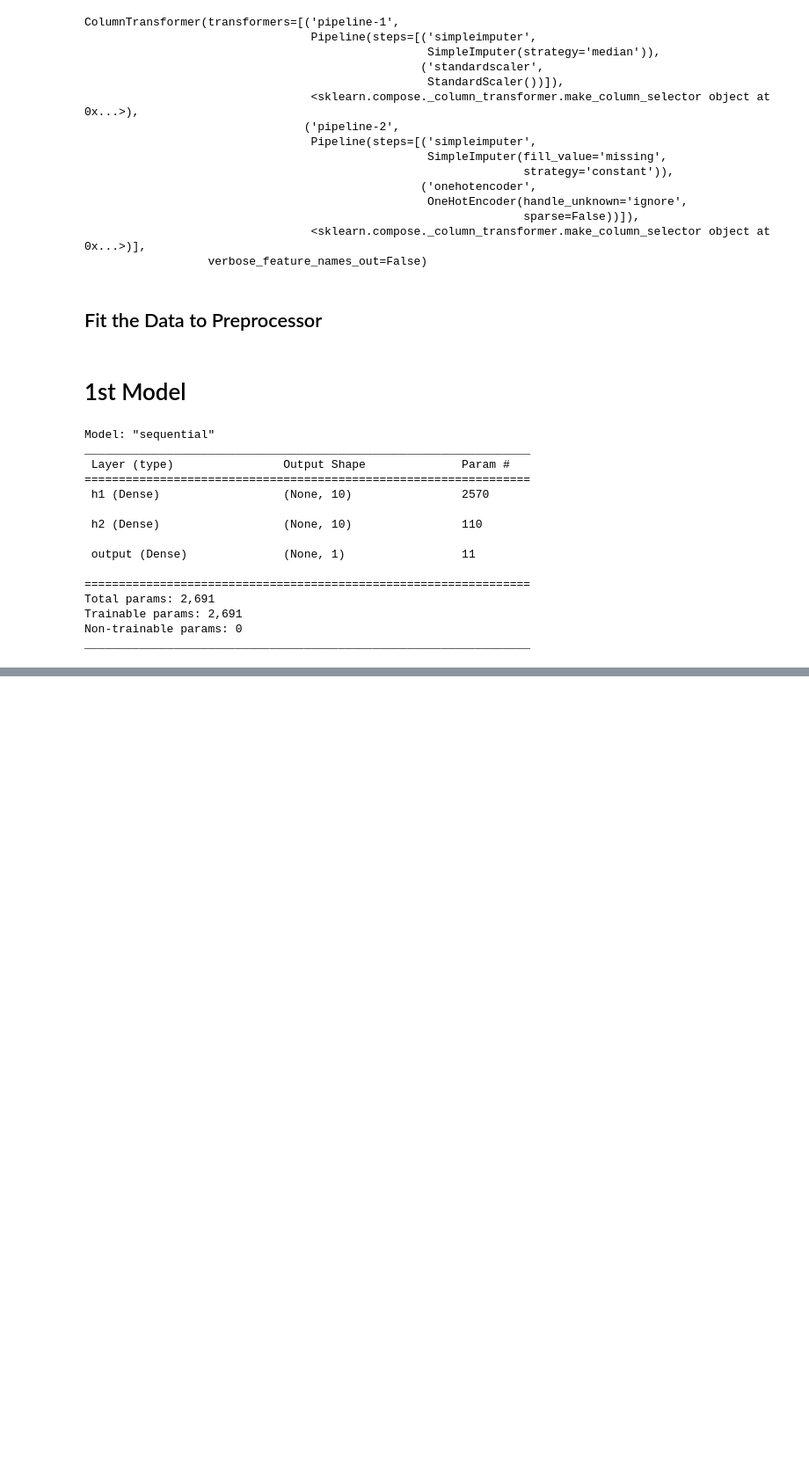
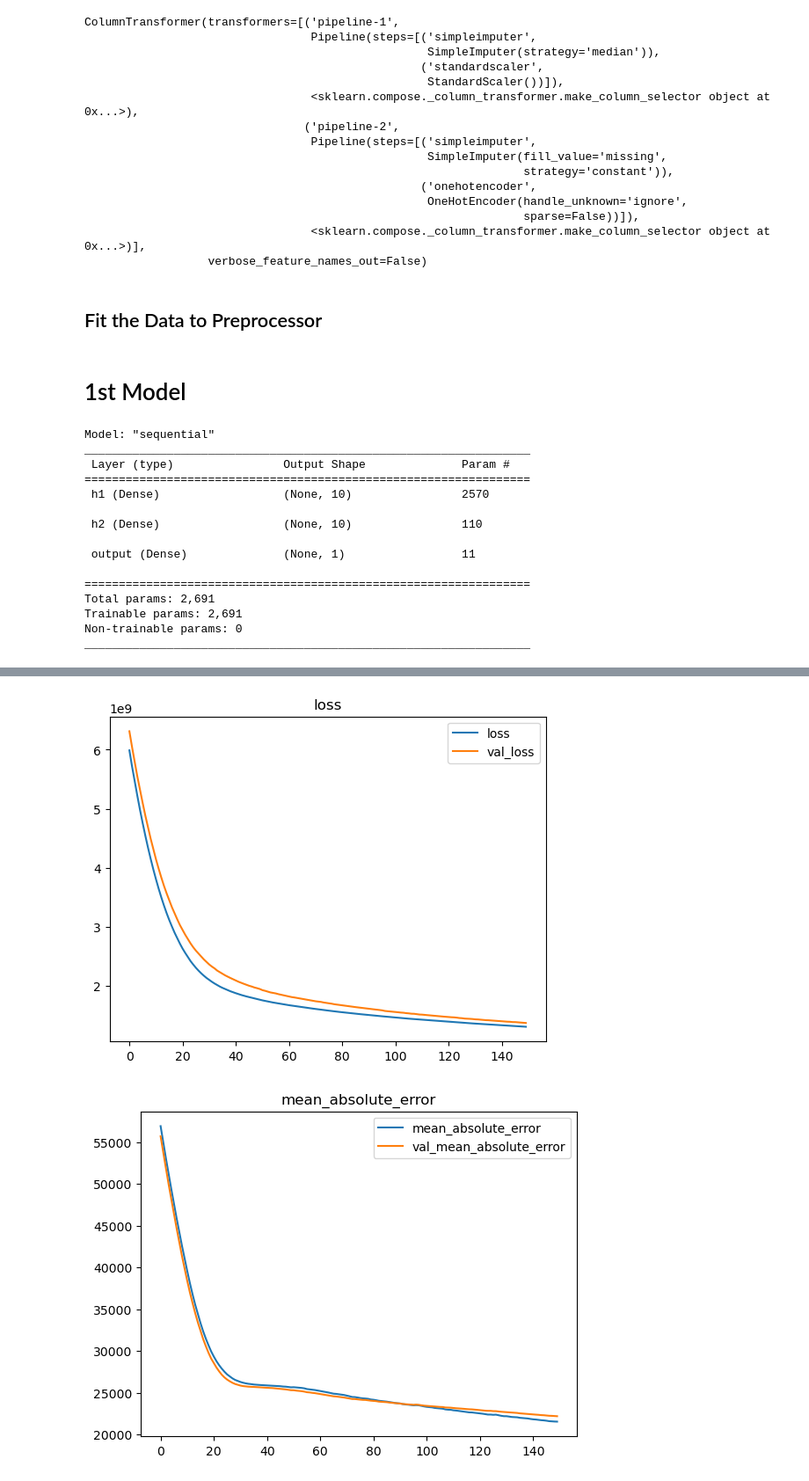
Before and after one commit to jaytrey777/Neural-Network-Exercise, a Jupyter notebook: Neural Network Exercise.ipynb, the cells around one changed output, grey strips where cells are left out. Shown: that part at 88% size. Saved outputs shown, nothing was run; the diff lists cells and outputs as text; code cells hidden in the pictures; blank space fills up the shorter version.

```diff
--- a/Neural Network Exercise.ipynb
+++ b/Neural Network Exercise.ipynb
@@ -283,0 +335,10 @@ Detected at node 'StatefulPartitionedCall_4' defined at (most recent call last):
+# %%
+history2 = reg_model.fit(X_train, y_train,
+                        validation_data = (X_test, y_test),
+                        epochs = 150,
+                        verbose = 0)
+# %%
+plot_history(history2)
+# %% [output]
+[figure, added]
+[figure, added]
```
Also changed, not shown: parts of 16 cells of this notebook.
